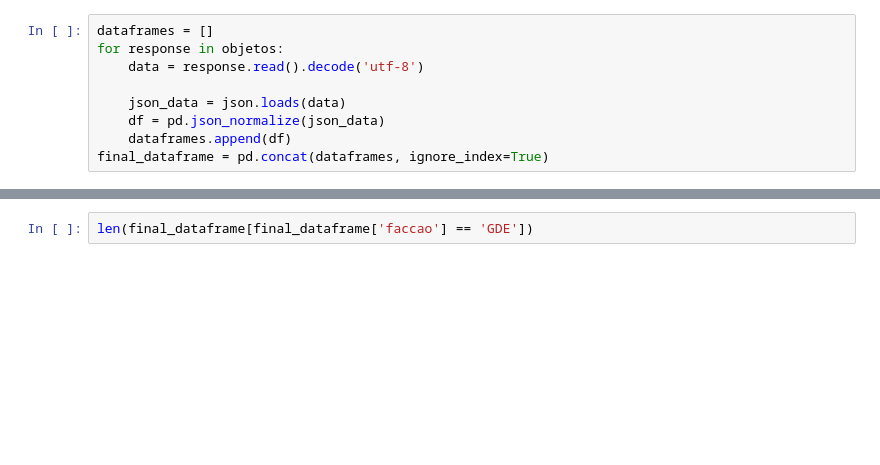
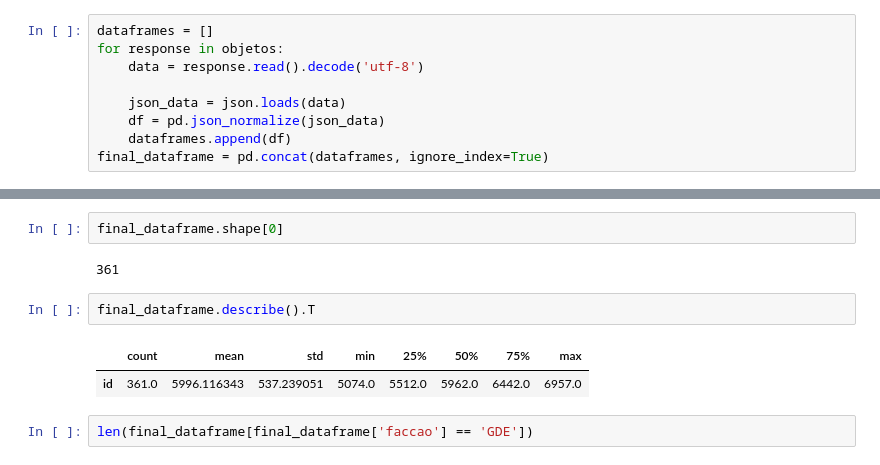
Before and after one commit to nycolasdiaas/zarea-de-risco, a Jupyter notebook: notebooks/nlp_implementation.ipynb, the cells around one changed output, grey strips where cells are left out. Cells and saved outputs as stored; diff of their text form; blank space fills up the shorter version.

```diff
--- a/notebooks/nlp_implementation.ipynb
+++ b/notebooks/nlp_implementation.ipynb
@@ -40,3 +40,12 @@ final_dataframe.head()
+# %%
+final_dataframe.shape[0]
+# %% [output]
+361
+# %%
+final_dataframe.describe().T
+# %% [output]
+|  | count | mean | std | min | 25% | 50% | 75% | max |
+| id | 361.0 | 5996.116343 | 537.239051 | 5074.0 | 5512.0 | 5962.0 | 6442.0 | 6957.0 |
 # %%
 len(final_dataframe[final_dataframe['faccao'] == 'GDE'])
 # %% [output]
```
Also changed, not shown: parts of 14 cells of this notebook, 1 other file.
